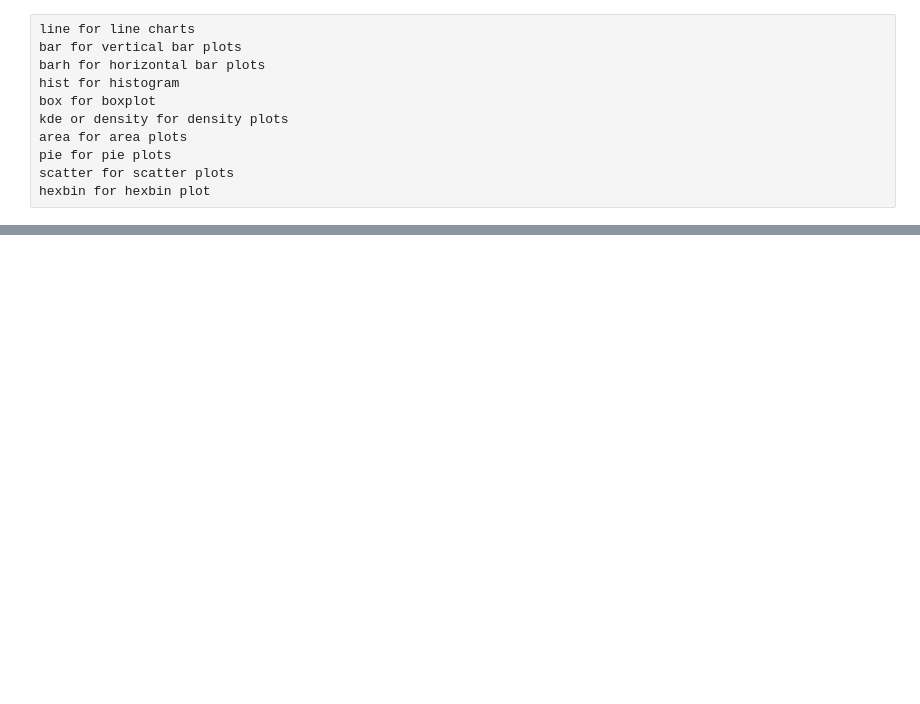
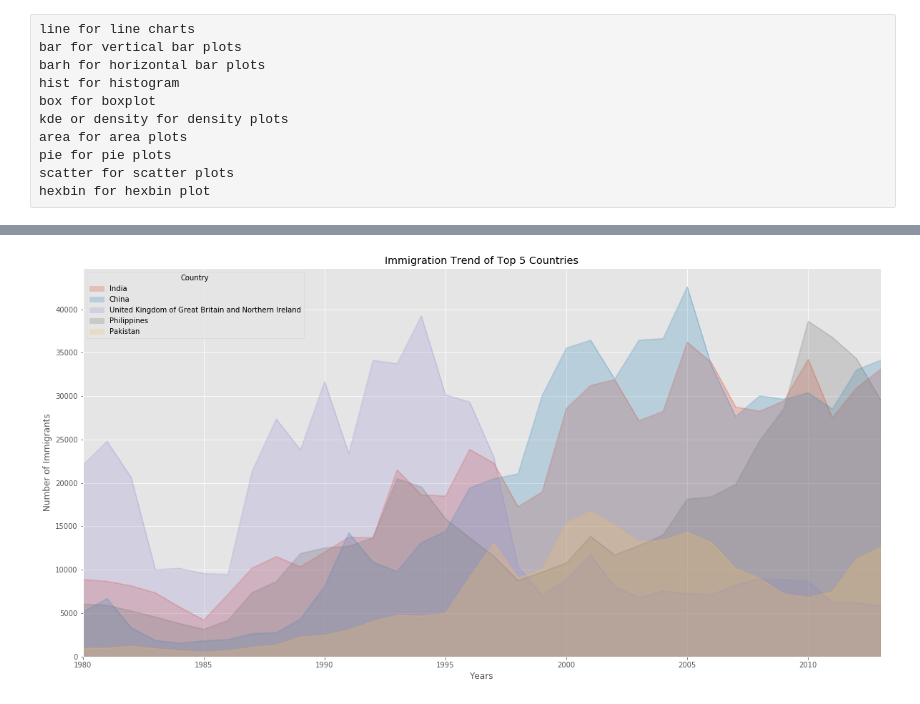
Before and after one commit to baliyanvinay/Python-Basics, a Jupyter notebook: matplotlib-Migration data to Canda.ipynb, the cells around one changed output, grey strips where cells are left out. Drawn from its saved outputs; the diff is of its cells as text; code cells hidden in the pictures; blank space fills up the shorter version.

```diff
--- a/matplotlib-Migration data to Canda.ipynb
+++ b/matplotlib-Migration data to Canda.ipynb
@@ -592,0 +720,9 @@ hexbin for hexbin plot
+# %%
+df_top5.plot(kind='area', stacked=False, figsize=(20,10), alpha=0.25) # by default alpha is 0.5; alpha is transpancy
+plt.title('Immigration Trend of Top 5 Countries')
+plt.xlabel('Years')
+plt.ylabel('Number of Immigrants')
+
+plt.show()
+# %% [output]
+[figure, added]
```
Also changed, not shown: parts of 52 cells of this notebook.
